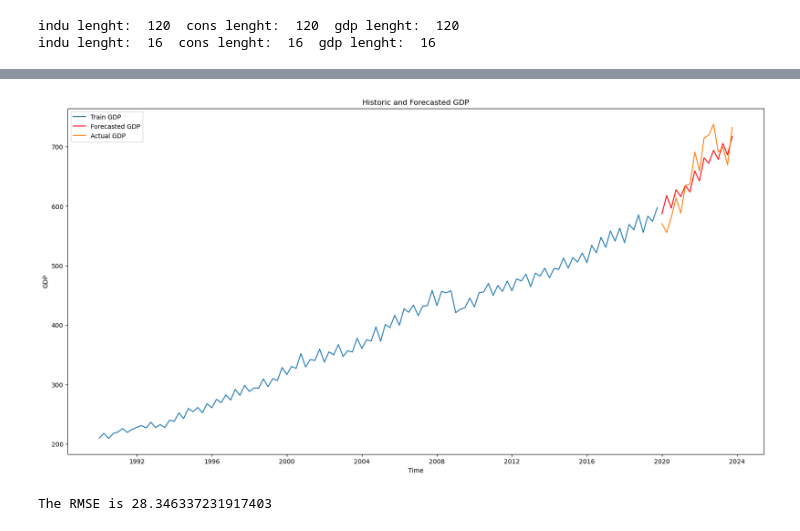
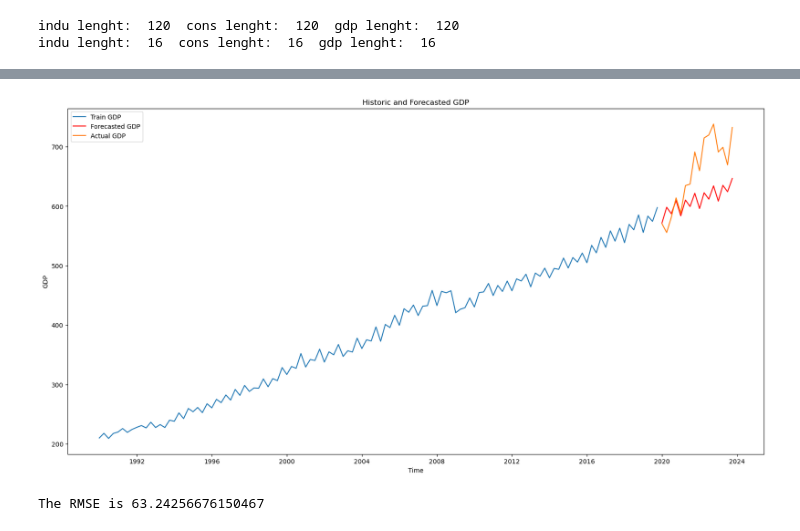
Before and after one commit to Madstn77/ML_Forecasting, a Jupyter notebook: Multi-step Forecasting/Sentiment_Survey_All_Q_Models/Post-Covid Models/SARIMAX model.ipynb, the cells around one changed output, grey strips where cells are left out. Saved outputs shown, nothing was run; the diff lists cells and outputs as text; code cells hidden in the pictures.

Commit message:
ARIMA model is optimized through auto_arima

```diff
--- a/Multi-step Forecasting/Sentiment_Survey_All_Q_Models/Post-Covid Models/SARIMAX model.ipynb
+++ b/Multi-step Forecasting/Sentiment_Survey_All_Q_Models/Post-Covid Models/SARIMAX model.ipynb
@@ -136,0 +44,22 @@ Warnings:
+# %%
+
+#Resetting the index
+gdp_train.reset_index(drop=True, inplace=True)
+indu_train.reset_index(drop=True, inplace=True)
+cons_train.reset_index(drop=True, inplace=True)
+
+# Combine the explanatory variables into a single DataFrame
+exog = pd.concat([indu_train, cons_train], axis=1)
+
+#Remove the Time column
+exog.drop('Time', axis=1, inplace=True)
+
+#Fit auto_arima function to the data
+arimax_model = auto_arima(gdp_train['Value'], exogenous=exog,
+                          start_p=1, start_q=1,
+                          max_p=3, max_q=3,
+                          m=4, seasonal=True,
+                          trace=True, error_action='ignore', suppress_warnings=True, stepwise=True)
+
+# Print the summary of the model
+arimax_model.summary()
@@ -137,39 +103,35 @@ Warnings:
 # %%
 # Forecast 16 quarters ahead based on test indu and cons
-fut_exog = pd.concat([indu_test, cons_test], axis=1)
+exog_test = pd.concat([indu_test, cons_test], axis=1)
 
-#Remove the Time column
-fut_exog.drop('Time', axis=1, inplace=True)
+# Remove the Time column
+exog_test.drop('Time', axis=1, inplace=True)
 
-forecast = model_fit.get_forecast(steps=16, exog=fut_exog.iloc[-16:])
+# Forecast the GDP values
+forecast = arimax_model.predict(n_periods=16, exogenous=exog_test)
 
 # Get the forecasted values
-forecast_values = forecast.predicted_mean
+forecast_values = forecast.tolist()
 
-# Define the forecast dates
-forecast_dates = pd.date_range(start=gdp_train['Time'].iloc[-1], periods=16, freq='QE')
-
-# Plotting the forecasted values
 # Plotting historic GDP and forecasted GDP
 plt.figure(figsize=(20,10))
 plt.plot(gdp_train['Time'], gdp_train['Value'], label='Train GDP')
-plt.plot(forecast_dates, forecast_values, color='red', label='Forecasted GDP')
+plt.plot(gdp_test['Time'], forecast_values, color='red', label='Forecasted GDP')
 plt.plot(gdp_test['Time'], gdp_test['Value'], label='Actual GDP')
 
 # Set the title and labels
 plt.title('Historic and Forecasted GDP')
 plt.xlabel('Time')
 plt.ylabel('GDP')
 
 # Add a legend
 plt.legend()
 
 # Display the plot
 plt.show()
 # %% [output]
-[figure, old version]
+[figure, new version]
 # %%
-from statsmodels.tools.eval_measures import rmse
 #Comparing the forecasted values with the actual values trough RMSE
 # Calculate the RMSE
 rmse_value = rmse(gdp_test['Value'], forecast_values)
@@ -177,6 +139,6 @@ rmse_value = rmse(gdp_test['Value'], forecast_values)
 # Print the RMSE
 print("The RMSE is", rmse_value)
 
-#The RMSE is 28, which is a good value for the forecasted GDP.
+#The RMSE is 63, which is quite high. This is likely due to the fact that the model is not very good at predicting the GDP in the period 2020 - 2023. This is likely due to the COVID-19 pandemic, which has caused a lot of uncertainty in the economy. The model is not able to capture this uncertainty, and therefore the forecast is not very accurate.
 # %% [output]
-The RMSE is 28.346337231917403
+The RMSE is 63.24256676150467
```
Also changed, not shown: parts of 4 cells of this notebook.
